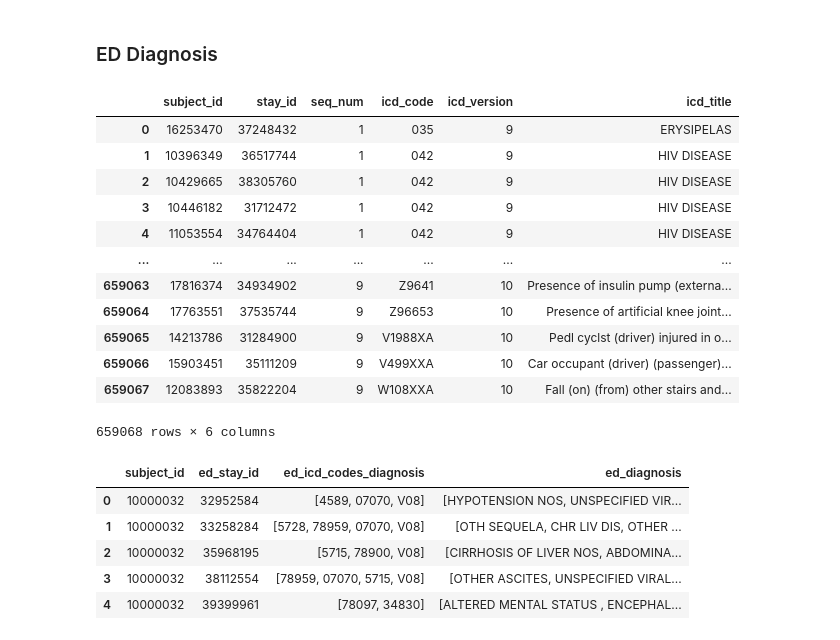
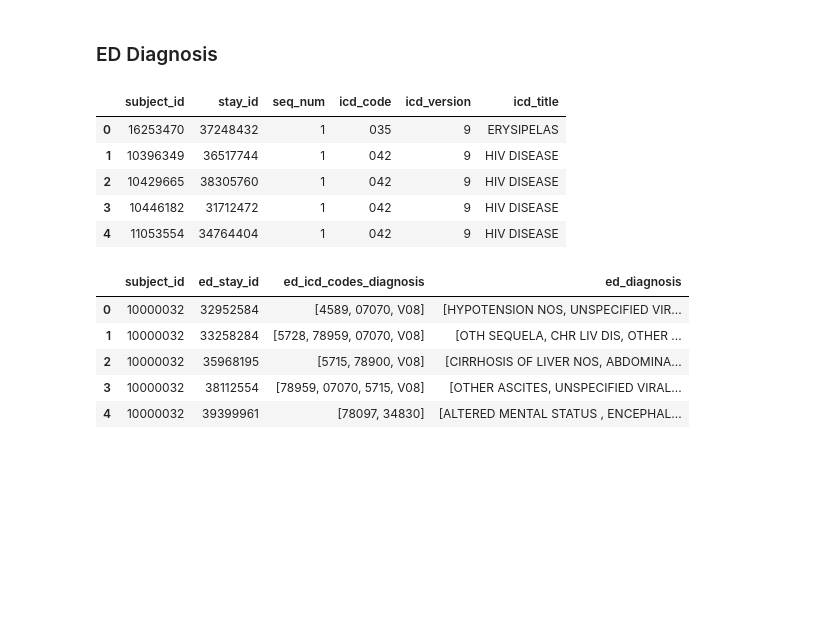
Before and after one commit to brandonng2/CardioTwin, a Jupyter notebook: notebooks/static_preprocessing.ipynb, the cells around one changed output. Cells and saved outputs as stored; diff of their text form; code cells hidden in the pictures; blank space fills up the shorter version.

```diff
--- a/notebooks/static_preprocessing.ipynb
+++ b/notebooks/static_preprocessing.ipynb
@@ -37,4 +36,4 @@ in_dir = os.path.join(repo_root, config["paths"]["in_dir"])
 out_dir = os.path.join(repo_root, config["paths"]["out_dir"])
 
 # Pass in_dir as the first argument
-hosp_patients_df, hosp_admissions_df, hosp_diagnosis_df, hosp_drgcodes_df, icustays_df, edstays_df, ed_diagnosis_df, record_list_df = load_static_data(in_dir, config)
+hosp_patients_df, hosp_admissions_df, hosp_diagnosis_df, icustays_df, edstays_df, ed_diagnosis_df = load_static_data(in_dir, config)
@@ -264,21 +197,14 @@ dtype: object
 # %% [markdown]
 ### ED Diagnosis
 # %%
-ed_diagnosis_df
+ed_diagnosis_df.head()
 # %% [output]
 |  | subject_id | stay_id | seq_num | icd_code | icd_version | icd_title |
 | 0 | 16253470 | 37248432 | 1 | 035 | 9 | ERYSIPELAS |
 | 1 | 10396349 | 36517744 | 1 | 042 | 9 | HIV DISEASE |
 | 2 | 10429665 | 38305760 | 1 | 042 | 9 | HIV DISEASE |
 | 3 | 10446182 | 31712472 | 1 | 042 | 9 | HIV DISEASE |
 | 4 | 11053554 | 34764404 | 1 | 042 | 9 | HIV DISEASE |
-| ... | ... | ... | ... | ... | ... | ... |
-| 659063 | 17816374 | 34934902 | 9 | Z9641 | 10 | Presence of insulin pump (externa... |
-| 659064 | 17763551 | 37535744 | 9 | Z96653 | 10 | Presence of artificial knee joint... |
-| 659065 | 14213786 | 31284900 | 9 | V1988XA | 10 | Pedl cyclst (driver) injured in o... |
-| 659066 | 15903451 | 35111209 | 9 | V499XXA | 10 | Car occupant (driver) (passenger)... |
-| 659067 | 12083893 | 35822204 | 9 | W108XXA | 10 | Fall (on) (from) other stairs and... |
-659068 rows × 6 columns
 # %%
 ed_diagnosis_df_cleaned = clean_diagnosis_data(ed_diagnosis_df, 'ed')
 ed_diagnosis_df_cleaned.head()
```
Also changed, not shown: parts of 30 cells of this notebook, 4 other files.
